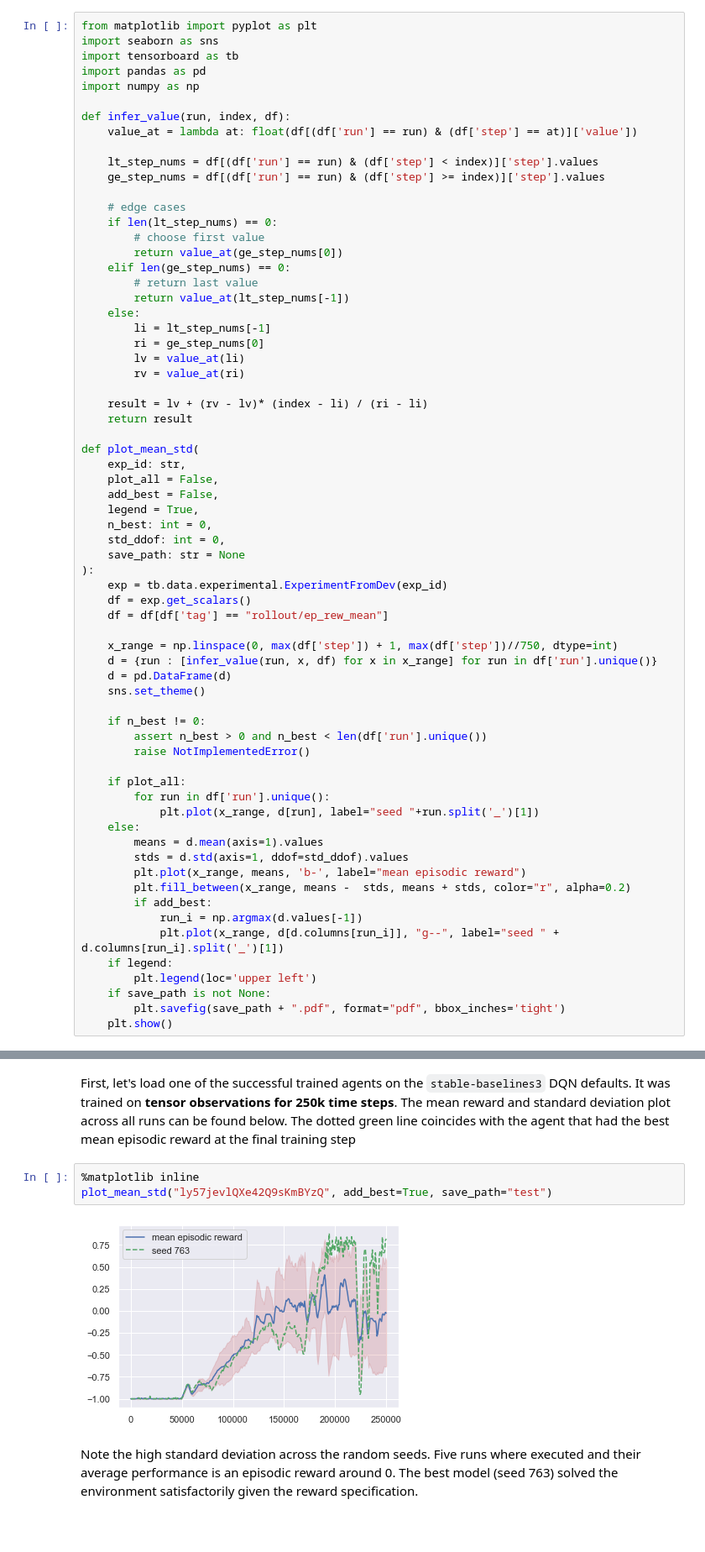
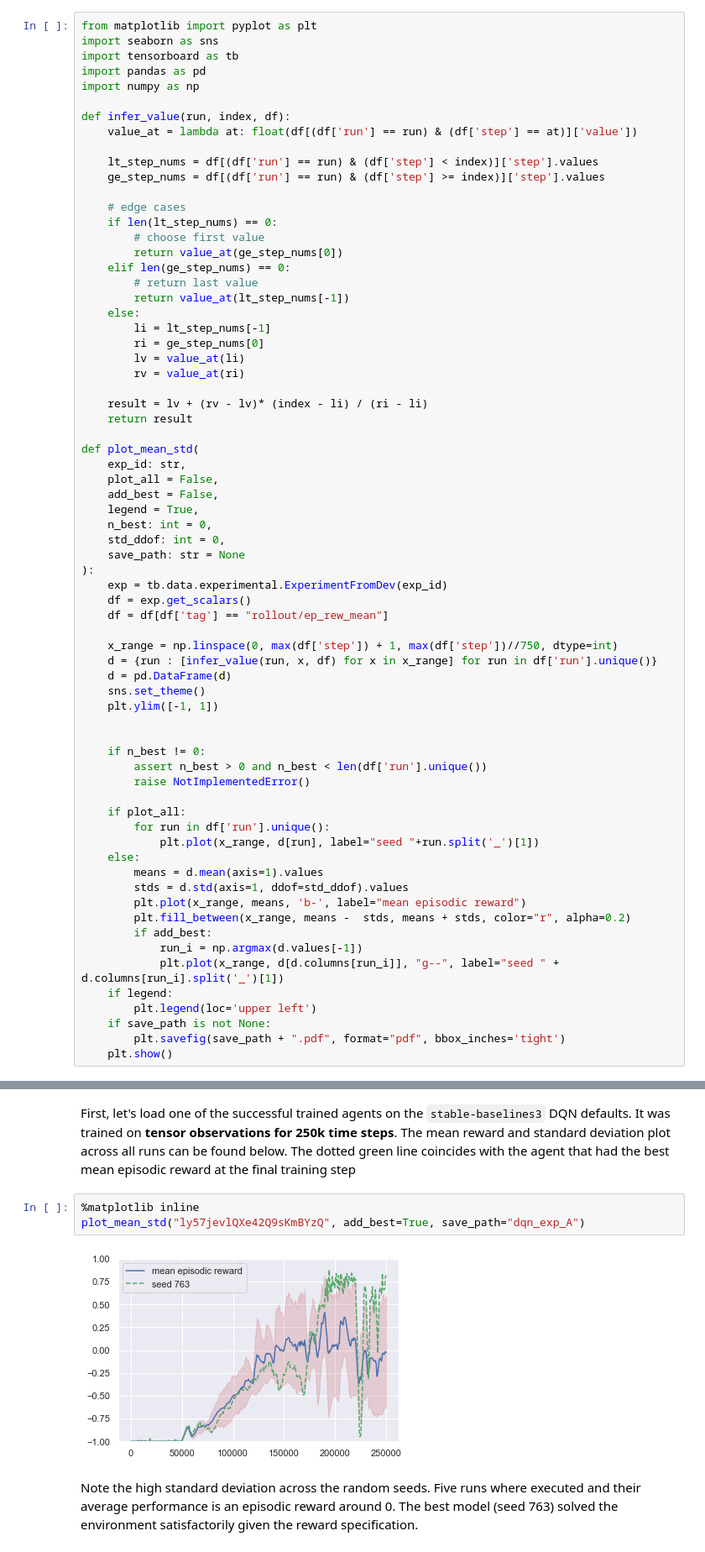
Before and after one commit to tilidev/BA_DRL_Gridworlds, a Jupyter notebook: eval_agents.ipynb, the cells around one changed output, grey strips where cells are left out. Shown: that part at 84% size. Saved outputs shown, nothing was run; the diff lists cells and outputs as text; blank space fills up the shorter version.

Commit message:
Changes to plots

```diff
--- a/eval_agents.ipynb
+++ b/eval_agents.ipynb
@@ -412,6 +412,8 @@ def plot_mean_std(
     d = {run : [infer_value(run, x, df) for x in x_range] for run in df['run'].unique()}
     d = pd.DataFrame(d)
     sns.set_theme()
+    plt.ylim([-1, 1])
+
 
     if n_best != 0:
         assert n_best > 0 and n_best < len(df['run'].unique())
@@ -484,8 +486,8 @@ This is an optimal policy for `exp_001`. The policy optimizes the MDP in an infi
 First, let's load one of the successful trained agents on the `stable-baselines3` DQN defaults. It was trained on **tensor observations for 250k time steps**. The mean reward and standard deviation plot across all runs can be found below. The dotted green line coincides with the agent that had the best mean episodic reward at the final training step
 # %%
 %matplotlib inline
-plot_mean_std("ly57jevlQXe42Q9sKmBYzQ", add_best=True, save_path="test")
+plot_mean_std("ly57jevlQXe42Q9sKmBYzQ", add_best=True, save_path="dqn_exp_A")
 # %% [output]
-[figure, old version]
+[figure, new version]
 # %% [markdown]
 Note the high standard deviation across the random seeds. Five runs where executed and their average performance is an episodic reward around 0. The best model (seed 763) solved the environment satisfactorily given the reward specification.
```
Also changed, not shown: parts of 13 cells of this notebook, 1 other file.
